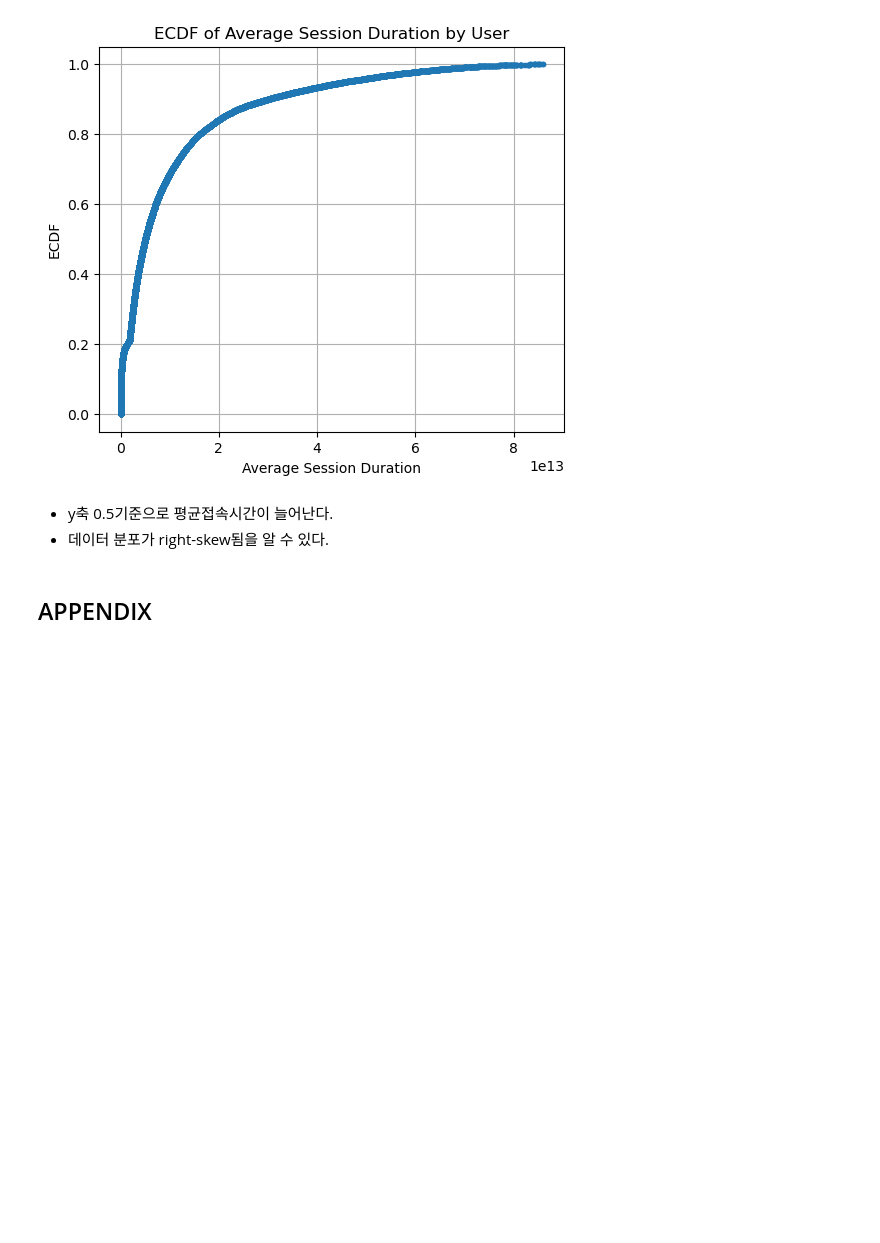
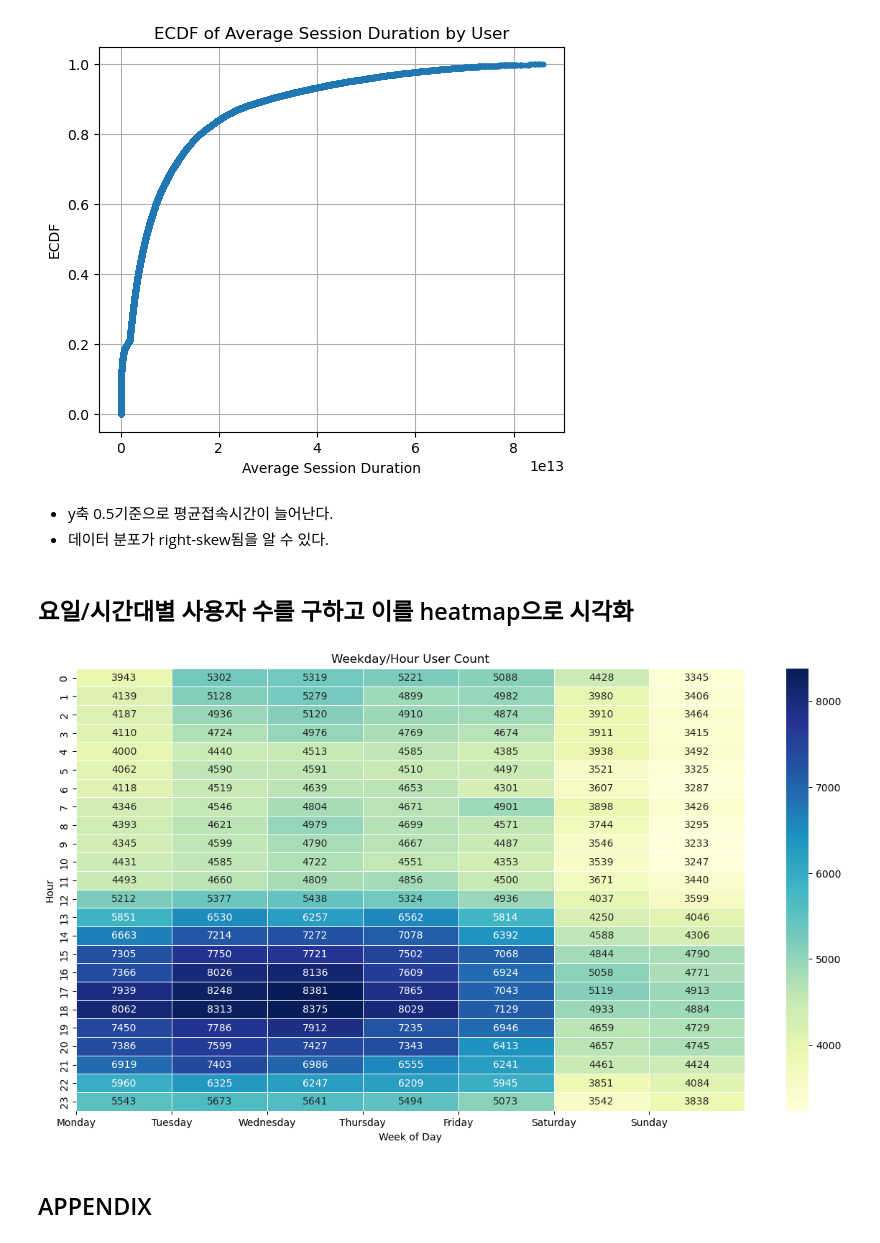
Before and after one commit to DIB-PP/-, a Jupyter notebook: project3_GA4_수경.ipynb, the cells around one changed output. Saved outputs shown, nothing was run; the diff lists cells and outputs as text; code cells hidden in the pictures; blank space fills up the shorter version.

```diff
--- a/project3_GA4_수경.ipynb
+++ b/project3_GA4_수경.ipynb
@@ -286,6 +288,27 @@ plt.show()
 # %% [markdown]
 - y축 0.5기준으로 평균접속시간이 늘어난다.
 - 데이터 분포가 right-skew됨을 알 수 있다.
+# %% [markdown]
+## 요일/시간대별 사용자 수를 구하고 이를 heatmap으로 시각화
+# %%
+#요일별, 시간대별 사용자수 구하기
+week_hour_user = df3.groupby([df3['new_visitStartTime'].dt.hour, df3['new_visitStartTime'].dt.weekday])['fullVisitorId'].nunique()
+
+# 히트맵을 그리기위한 피벗테이블
+# unstack은 다중 인덱스를 가진 데이터프레임을 사용할 때 하나의 인덱스를 컬럼으로 변환할 수 있음
+week_hour_user = week_hour_user.unstack()
+week_hour_user
+# %%
+# heatmap그리기
+plt.figure(figsize=(15, 8))
+sns.heatmap(data = week_hour_user, cmap='YlGnBu', annot = True, fmt = 'd', linewidths=0.5)
+plt.title('Weekday/Hour User Count')
+plt.xlabel('Week of Day')
+plt.ylabel('Hour')
+plt.xticks(ticks=np.arange(7), labels=['Monday', 'Tuesday', 'Wednesday', 'Thursday', 'Friday', 'Saturday', 'Sunday'])
+plt.show()
+# %% [output]
+[figure, added]
 # %% [markdown]
 ## APPENDIX
 # %%
```
Also changed, not shown: parts of 1 cell of this notebook.
